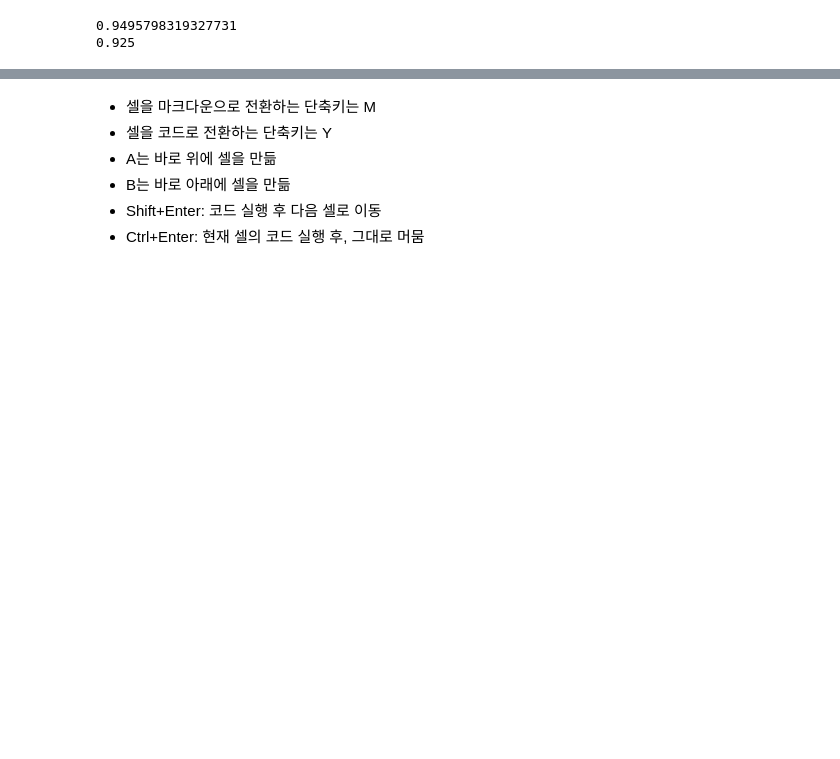
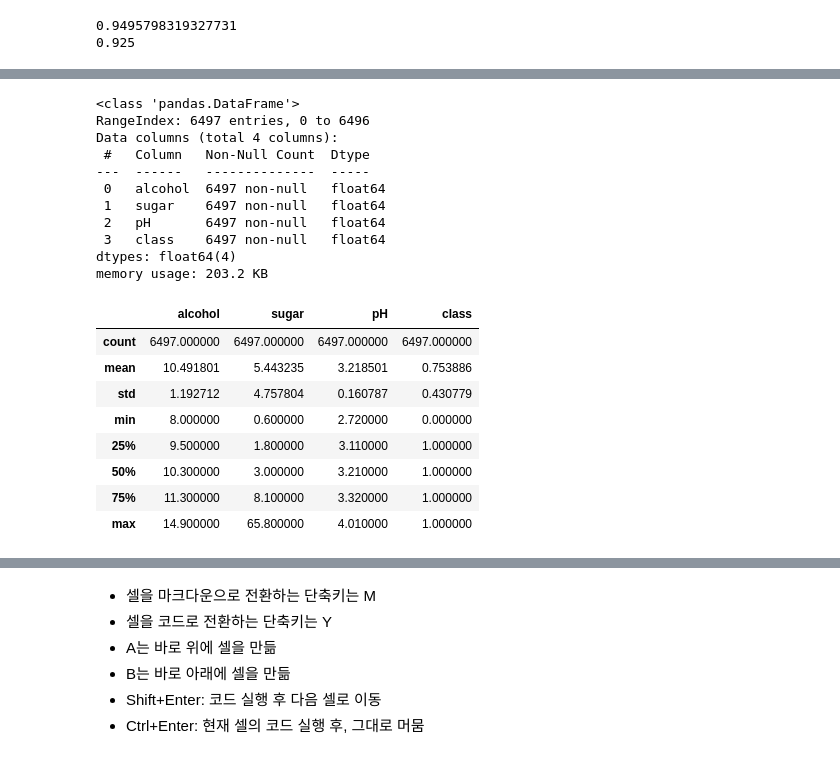
Before and after one commit to yccho1004/pythonBasic, a Jupyter notebook: HonGong-ML-DL_py/basics.ipynb, the cells around one changed output, grey strips where cells are left out. Saved outputs shown, nothing was run; the diff lists cells and outputs as text; code cells hidden in the pictures; blank space fills up the shorter version.

```diff
--- a/HonGong-ML-DL_py/basics.ipynb
+++ b/HonGong-ML-DL_py/basics.ipynb
@@ -723,0 +737,25 @@ print(sc.score(test_scaled, test_target))
+# %%
+#Pandas의 유용한 메소드: info(), describe()
+wine.info() #DataFrame의 각 열의 데이터 타입과 누락된 데이터가 있는지 확인
+wine.describe() #열에 대한 통계(최소, 최대, 평균값 등)를 출력
+# %% [output]
+<class 'pandas.DataFrame'>
+RangeIndex: 6497 entries, 0 to 6496
+Data columns (total 4 columns):
+ #   Column   Non-Null Count  Dtype
+---  ------   --------------  -----
+ 0   alcohol  6497 non-null   float64
+ 1   sugar    6497 non-null   float64
+ 2   pH       6497 non-null   float64
+ 3   class    6497 non-null   float64
+dtypes: float64(4)
+memory usage: 203.2 KB
+|  | alcohol | sugar | pH | class |
+| count | 6497.000000 | 6497.000000 | 6497.000000 | 6497.000000 |
+| mean | 10.491801 | 5.443235 | 3.218501 | 0.753886 |
+| std | 1.192712 | 4.757804 | 0.160787 | 0.430779 |
+| min | 8.000000 | 0.600000 | 2.720000 | 0.000000 |
+| 25% | 9.500000 | 1.800000 | 3.110000 | 1.000000 |
+| 50% | 10.300000 | 3.000000 | 3.210000 | 1.000000 |
+| 75% | 11.300000 | 8.100000 | 3.320000 | 1.000000 |
+| max | 14.900000 | 65.800000 | 4.010000 | 1.000000 |
```
Also changed, not shown: parts of 12 cells of this notebook.
